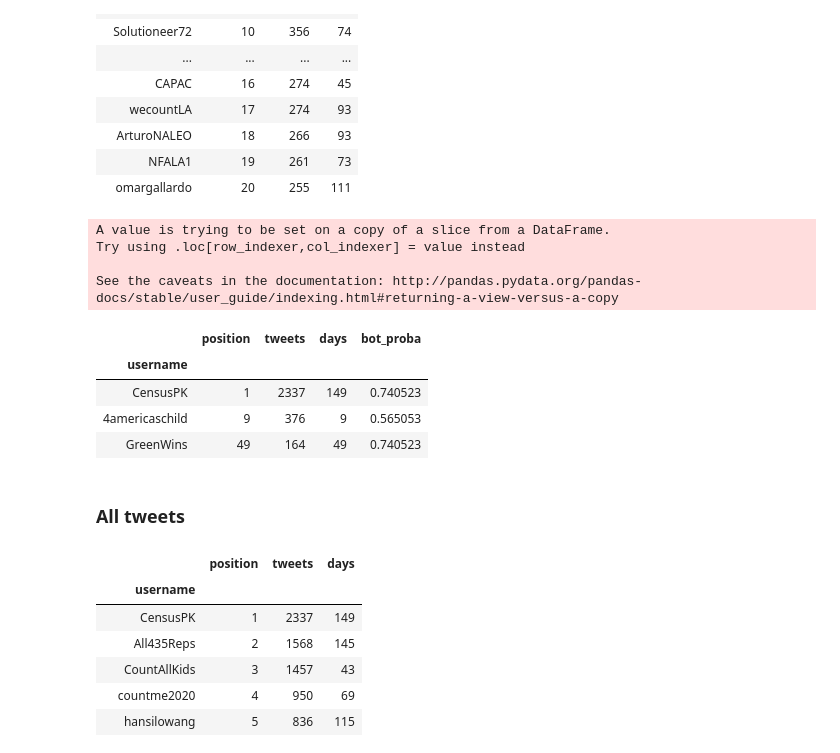
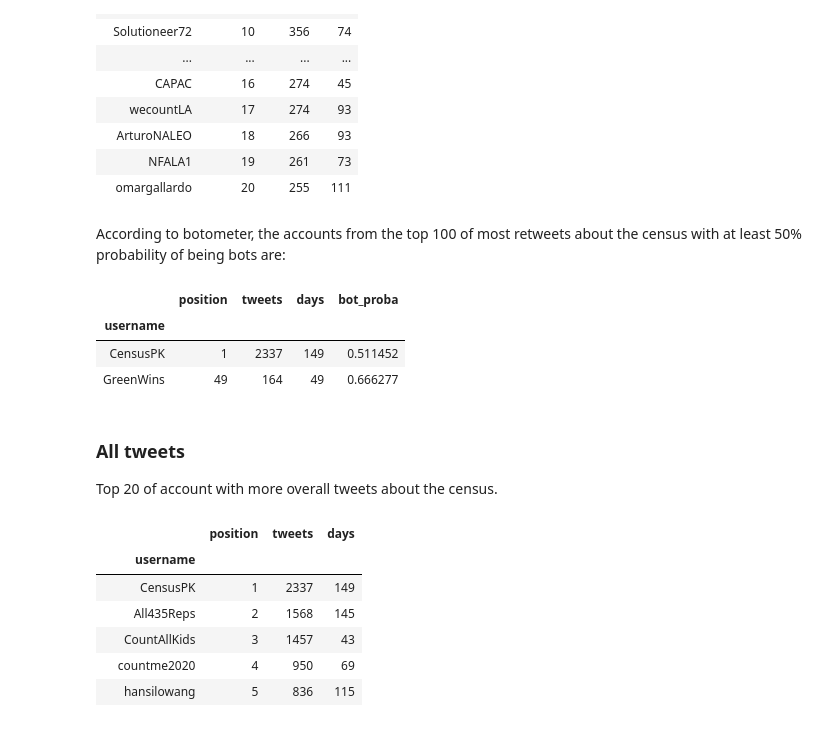
Before and after one commit to Bernacho/NewsCounts-2020Census_tweets, a Jupyter notebook: 2020Census_tweets_analysis.ipynb, the cells around one changed output. Saved outputs shown, nothing was run; the diff lists cells and outputs as text; code cells hidden in the pictures.

```diff
--- a/2020Census_tweets_analysis.ipynb
+++ b/2020Census_tweets_analysis.ipynb
@@ -150,5 +224,5 @@ grouped_u_o[:20]
 # %%
-top_100_o = grouped_u_o[:100]
-top_100_o["bot_proba"] = is_bot(list(top_100_o.index))
-top_100_o[top_100_o.bot_proba>=0.5]
+grouped_u_o["bot_proba"] = -1
+grouped_u_o.loc[:100,("bot_proba")] = is_bot(list(top_100_o.index[:100]))
+grouped_u_o[grouped_u_o.bot_proba>=0.5]
 # %% [output]
@@ -189,22 +261,21 @@ grouped_u_no[:20]
 | ArturoNALEO | 18 | 266 | 93 |
 | NFALA1 | 19 | 261 | 73 |
 | omargallardo | 20 | 255 | 111 |
+# %% [markdown]
+According to botometer, the accounts from the top 100 of most retweets about the census with at least 50% probability of being bots are:
 # %%
-top_100_no = grouped_u_no[:100]
-top_100_no["bot_proba"] = is_bot(list(top_100_no.index),top_100_o[["bot_proba"]].to_dict("index"))
-top_100_no[top_100_no.bot_proba>=0.5]
+grouped_u_no["bot_proba"] = -1
+grouped_u_no.loc[:100,("bot_proba")] = is_bot(list(grouped_u_no.index[:100]), grouped_u_o.iloc[:100].to_dict("index"))
+grouped_u_no[grouped_u_no.bot_proba>=0.5]
 # %% [output]
-A value is trying to be set on a copy of a slice from a DataFrame.
-Try using .loc[row_indexer,col_indexer] = value instead
-
-See the caveats in the documentation: http://pandas.pydata.org/pandas-docs/stable/user_guide/indexing.html#returning-a-view-versus-a-copy
 |  | position | tweets | days | bot_proba |
 | username |  |  |  |  |
-| CensusPK | 1 | 2337 | 149 | 0.740523 |
-| 4americaschild | 9 | 376 | 9 | 0.565053 |
-| GreenWins | 49 | 164 | 49 | 0.740523 |
+| CensusPK | 1 | 2337 | 149 | 0.511452 |
+| GreenWins | 49 | 164 | 49 | 0.666277 |
-# %% [markdown]
-### All tweets
+# %% [markdown]
+### All tweets
+
+Top 20 of account with more overall tweets about the census.
 # %%
 grouped_u = df_all.groupby(df_all['username'])
 grouped_u =pd.DataFrame({"tweets": grouped_u["id_str"].count(),"days": grouped_u["date"].nunique()})
```
Also changed, not shown: parts of 22 cells of this notebook.
